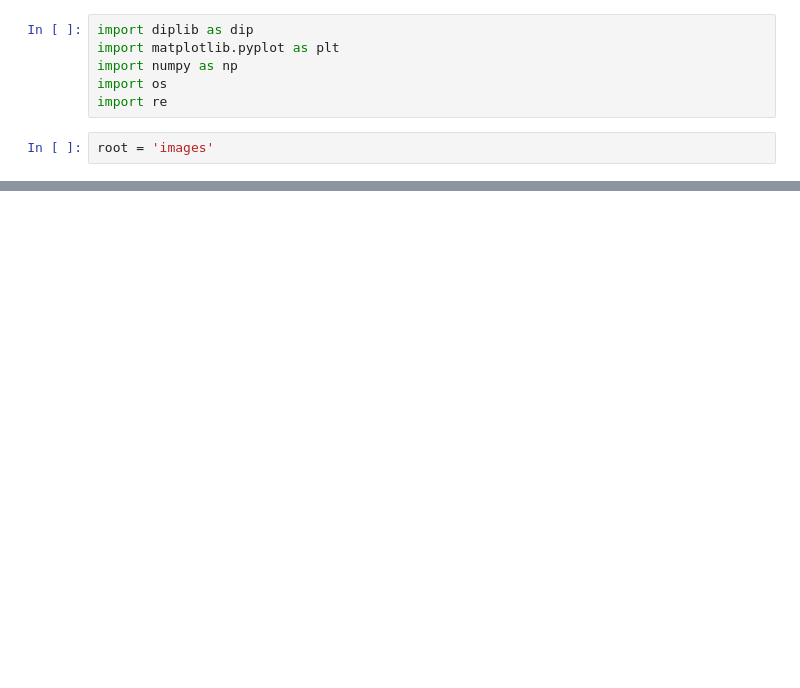
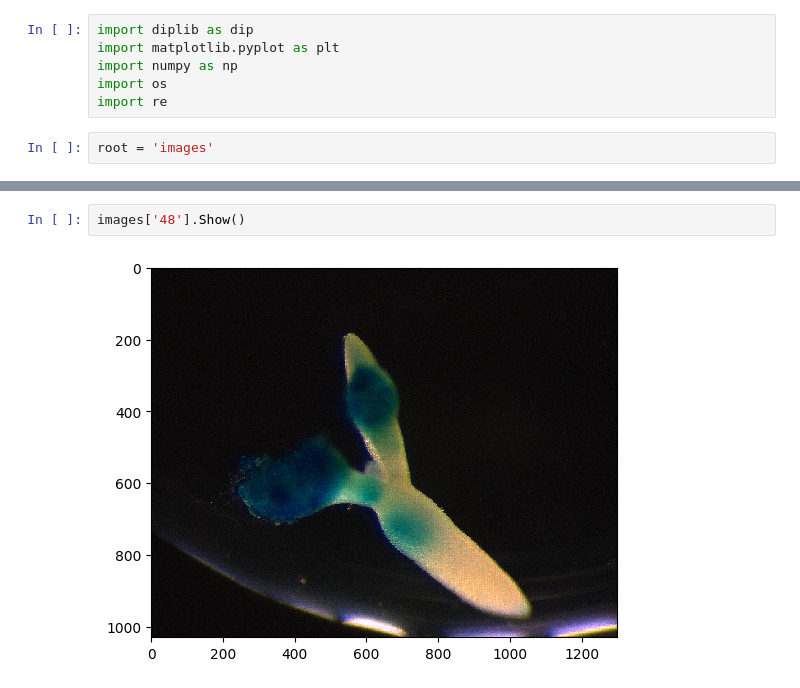
Before and after one commit to bramvaneerden/IA_Assignments, a Jupyter notebook: A5/classification.ipynb, the cells around one changed output, grey strips where cells are left out. Cells and saved outputs as stored; diff of their text form; blank space fills up the shorter version.

```diff
--- a/A5/classification.ipynb
+++ b/A5/classification.ipynb
@@ -117,0 +129,4 @@ plt.show()
+# %%
+images['48'].Show()
+# %% [output]
+[figure, added]
```
Also changed, not shown: parts of 5 cells of this notebook.
